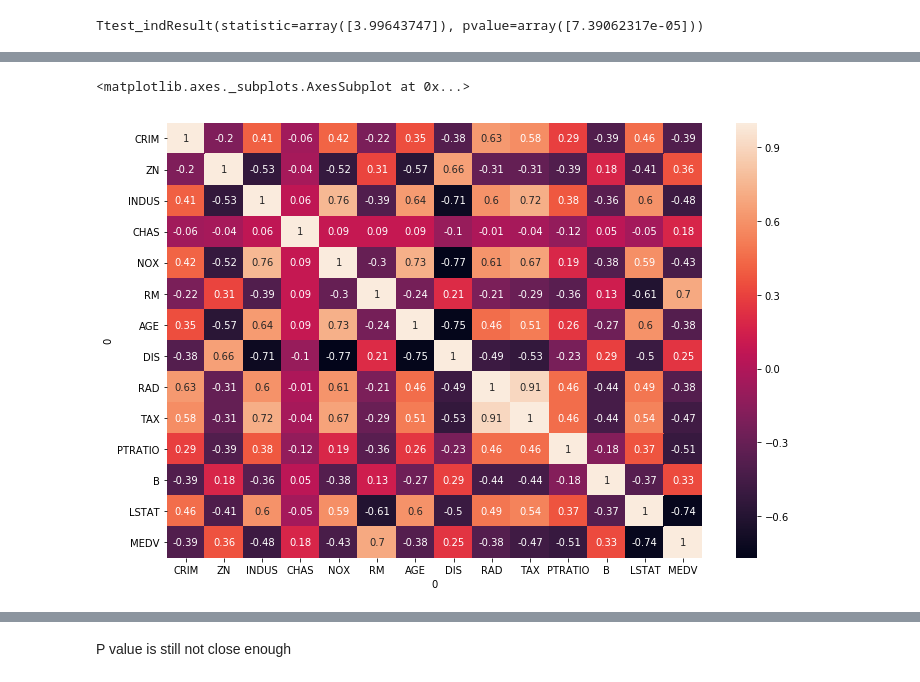
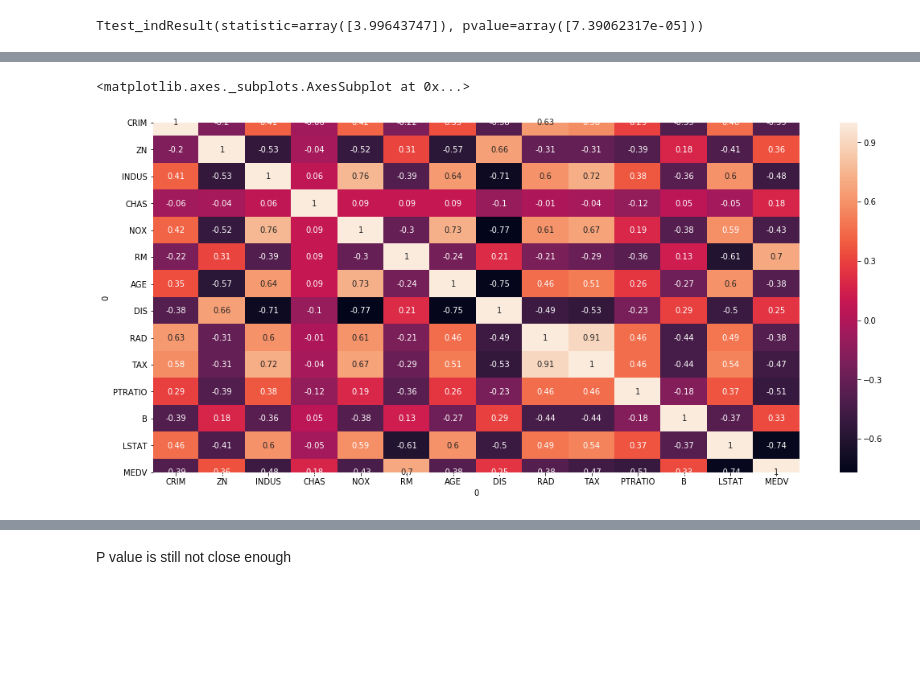
Before and after one commit to eimearbutler7/Sem_4_Machine_Learning_Assessment, a Jupyter notebook: Boston House Prices.ipynb.ipynb, the cells around one changed output, grey strips where cells are left out. Saved outputs shown, nothing was run; the diff lists cells and outputs as text; code cells hidden in the pictures; blank space fills up the shorter version.

```diff
--- a/Boston House Prices.ipynb.ipynb
+++ b/Boston House Prices.ipynb.ipynb
@@ -141,7 +126,11 @@ sns.distplot(chas_f, color='r') # houses farther from the river are in red
-# %%
-correlation_matrix = df.corr().round(2) # https://towardsdatascience.com/linear-regression-on-boston-housing-dataset-f409b7e4a155
-# annot = True to print the values inside the square
-sns.heatmap(data=correlation_matrix, annot=True)
-# %% [output]
-<matplotlib.axes._subplots.AxesSubplot at 0x...>
-[figure, removed]
+# %%
+plt.figure(figsize=(18,8))
+correlation_matrix = df.corr().round(2) # Source: https://towardsdatascience.com/linear-regression-on-boston-housing-dataset-f409b7e4a155
+sns.heatmap(data=correlation_matrix, annot=True) # annot = True to print the values inside the square
+
+#"The correlation coefficient ranges from -1 to 1. If the value is close to 1, it means that there
+# is a strong positive correlation between the two variables. When it is close to -1, the variables
+# have a strong negative correlation." i.e. very dark and very light areas are of most interest.
+# %% [output]
+<matplotlib.axes._subplots.AxesSubplot at 0x...>
+[figure, added]
```
Also changed, not shown: parts of 28 cells of this notebook, 1 other file.
